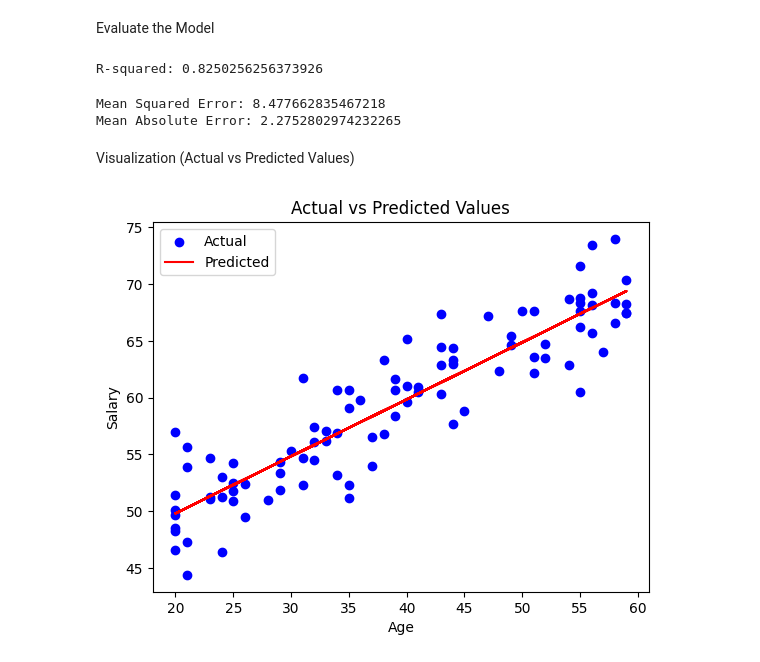
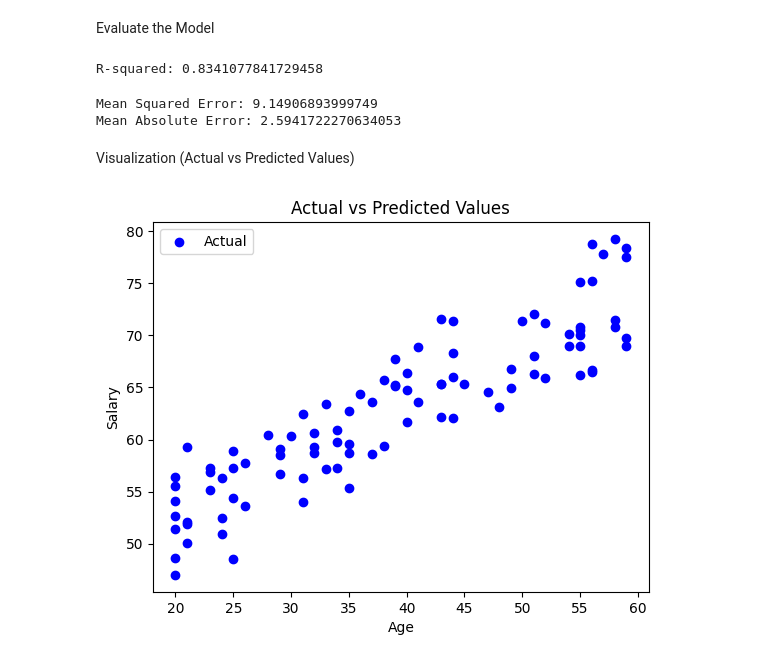
Before and after one commit to ChopinNo3Op9/Data-Analysis, a Jupyter notebook: applied statistics.ipynb, the cells around one changed output. Cells and saved outputs as stored; diff of their text form; code cells hidden in the pictures.

```diff
--- a/applied statistics.ipynb
+++ b/applied statistics.ipynb
@@ -10,9 +14,10 @@ import matplotlib.pyplot as plt
 # Assuming a simple linear relationship between Age and Salary for the purpose of data generation
 np.random.seed(0)
 ages = np.random.randint(20, 60, size=95)
-salaries = 50 + (ages - 20) * 0.5 + np.random.normal(0, 3, size=95)
+education = np.random.randint(2, 6, size=95)
+salaries = 50 + (ages - 20) * 0.5 + + 0.9 * education + np.random.normal(0, 3, size=95)
 
 # Creating a DataFrame for the additional data
-df = pd.DataFrame({'Age': ages, 'Salary': salaries})
+df = pd.DataFrame({'Age': ages, 'Education': education, 'Salary': salaries})
 df.describe()
 # %% [output]
@@ -57,7 +62,7 @@ array([[1.        , 0.90830921],
 Linear Regression
 # %%
 # Initialize the linear regression model
-X = df[['Age']]  # Features (2D array for scikit-learn)
+X = df[['Age', 'Education']]  # Features (2D array for scikit-learn)
 y = df['Salary']  # Target variable
 
 model = LinearRegression()
@@ -91,24 +117,23 @@ Evaluate the Model
 r2 = r2_score(y, y_pred)
 print(f'R-squared: {r2}')
 # %% [output]
-R-squared: 0.8250256256373926
+R-squared: 0.8341077841729458
 # %%
 mse = mean_squared_error(y, y_pred)
 mae = mean_absolute_error(y, y_pred)
 print(f'Mean Squared Error: {mse}') # larger, worse
 print(f'Mean Absolute Error: {mae}') # larger, worse
 # %% [output]
-Mean Squared Error: 8.477662835467218
-Mean Absolute Error: 2.2752802974232265
+Mean Squared Error: 9.14906893999749
+Mean Absolute Error: 2.5941722270634053
 # %% [markdown]
 Visualization (Actual vs Predicted Values)
 # %%
-plt.scatter(X, y, color='blue', label='Actual')
-plt.plot(X, y_pred, color='red', label='Predicted')
+plt.scatter(X['Age'], y, color='blue', label='Actual')
 plt.title('Actual vs Predicted Values')
 plt.xlabel('Age')
 plt.ylabel('Salary')
 plt.legend()
 plt.show()
 # %% [output]
-[figure, old version]
+[figure, new version]
```
Also changed, not shown: parts of 11 cells of this notebook, 1 other file.
